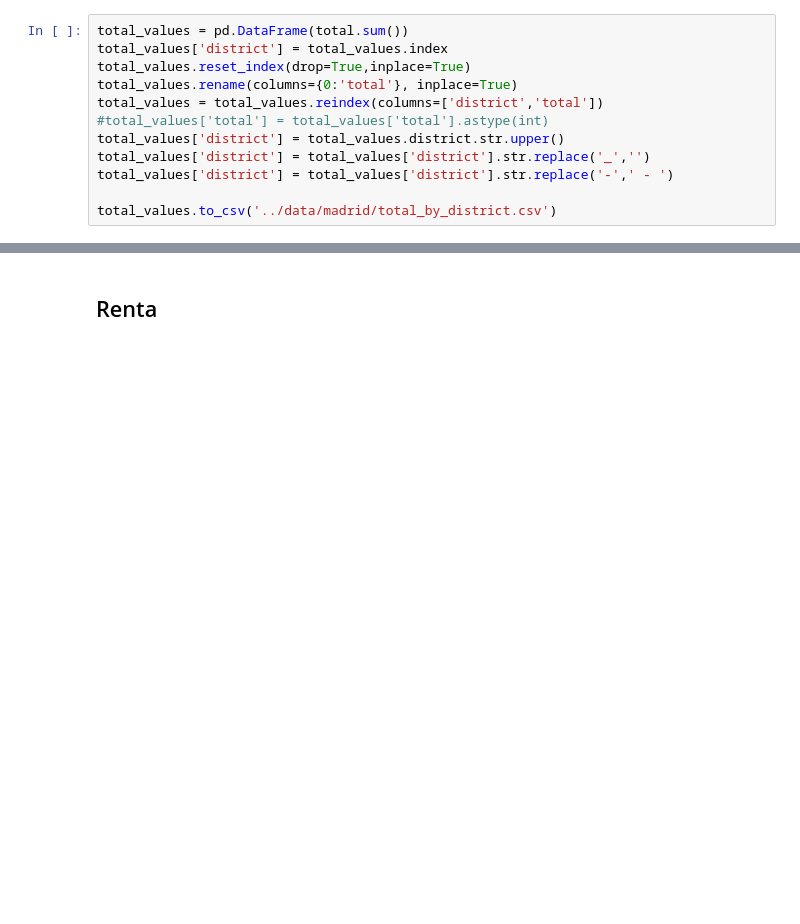
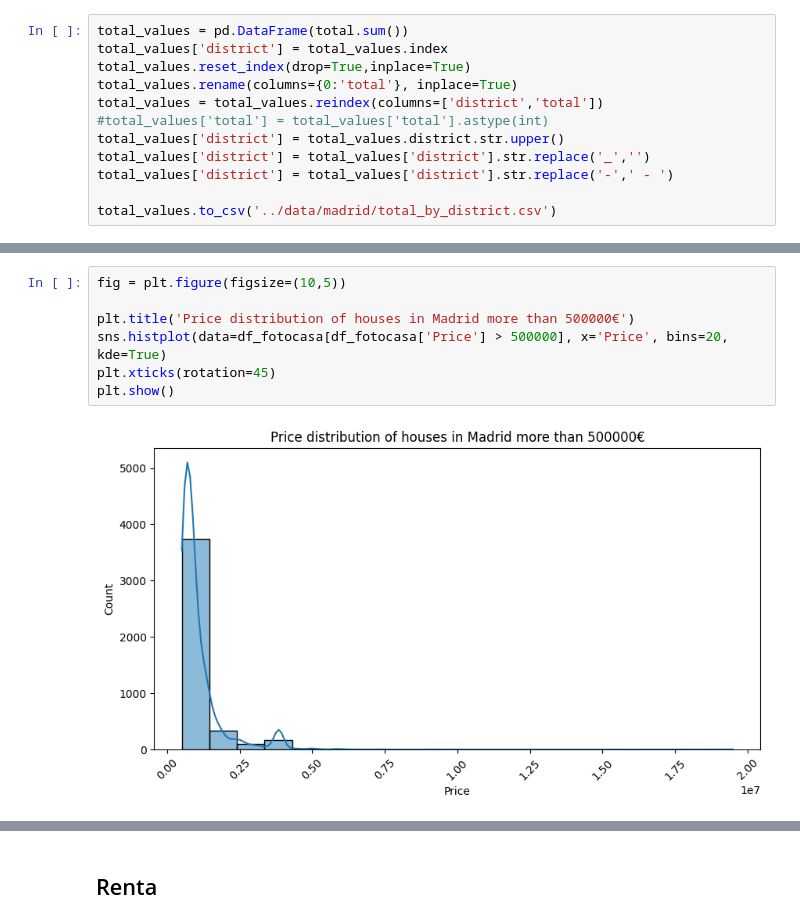
Before and after one commit to fernandez-a/House-price-predictor, a Jupyter notebook: notebooks/00_data_preparation.ipynb, the cells around one changed output, grey strips where cells are left out. Cells and saved outputs as stored; diff of their text form; blank space fills up the shorter version.

```diff
--- a/notebooks/00_data_preparation.ipynb
+++ b/notebooks/00_data_preparation.ipynb
@@ -166,0 +238,9 @@ total_values.to_csv('../data/madrid/total_by_district.csv')
+# %%
+fig = plt.figure(figsize=(10,5))
+
+plt.title('Price distribution of houses in Madrid more than 500000€')
+sns.histplot(data=df_fotocasa[df_fotocasa['Price'] > 500000], x='Price', bins=20, kde=True)
+plt.xticks(rotation=45)
+plt.show()
+# %% [output]
+[figure, added]
```
Also changed, not shown: parts of 33 cells of this notebook.
